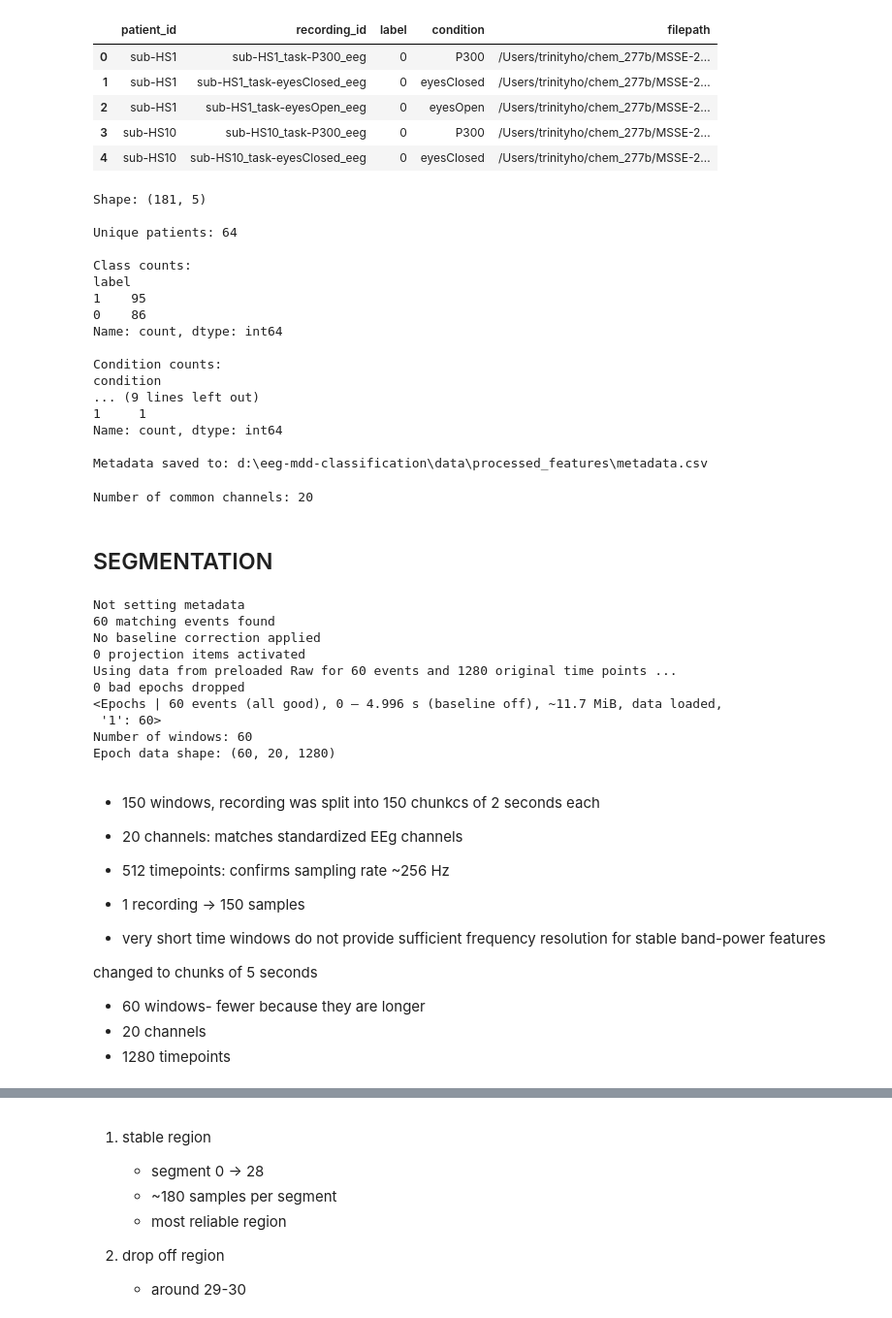
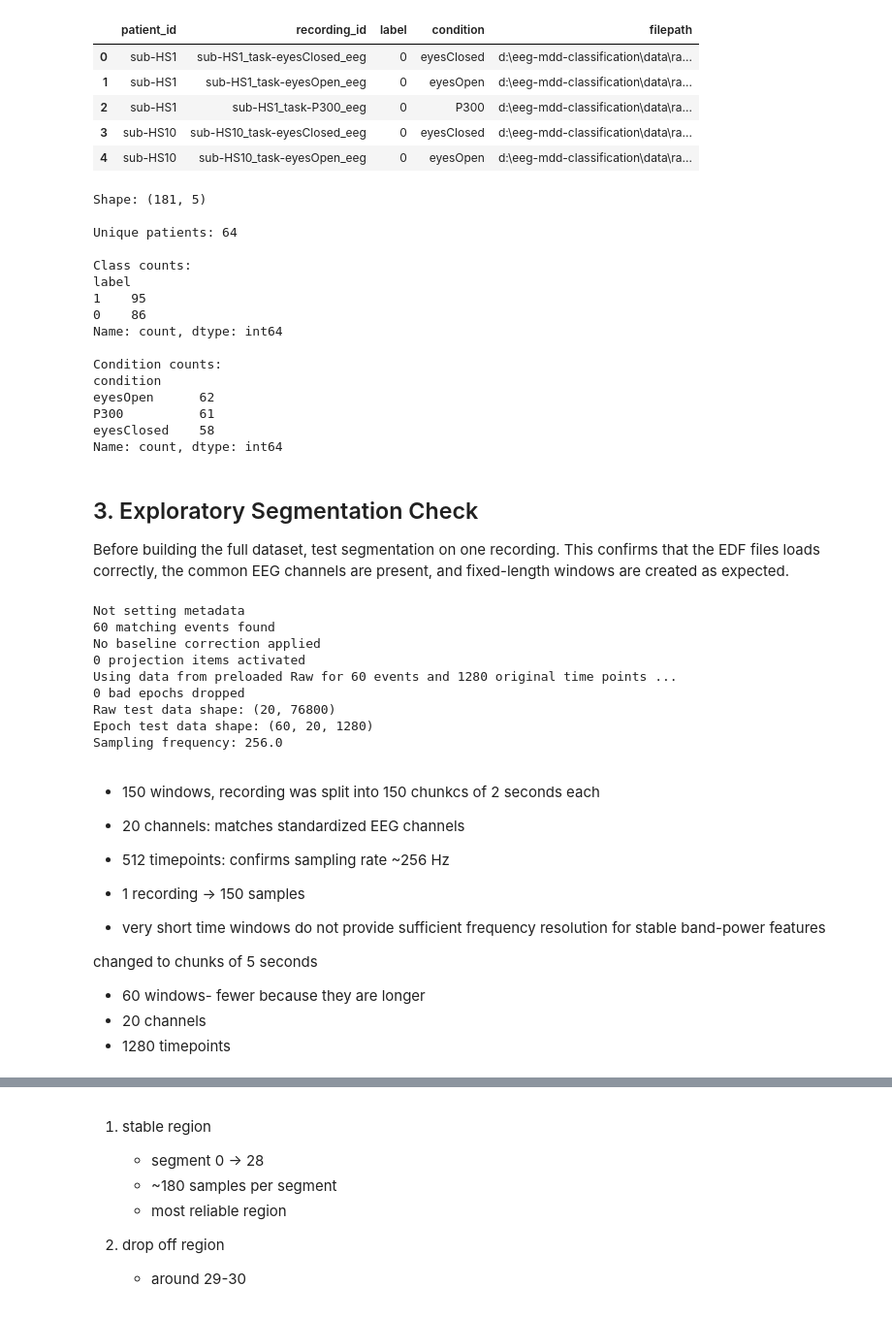
Before and after one commit to BJAngulo/MSSE-277b-final-project-, a Jupyter notebook: notebooks/Raw EEG.ipynb, the cells around one changed output, grey strips where cells are left out. Shown at 97% size. Saved outputs shown, nothing was run; the diff lists cells and outputs as text; code cells hidden in the pictures.

```diff
--- a/notebooks/Raw EEG.ipynb
+++ b/notebooks/Raw EEG.ipynb
@@ -35,5 +62,6 @@ from sklearn.decomposition import PCA
 # %%
 def find_project_root():
+    """ Find the project root by walking upward until a .git folder is found."""
     p = Path.cwd()
     for parent in [p, *p.parents]:
         if (parent / ".git").exists():
@@ -41,14 +69,16 @@ def find_project_root():
     raise FileNotFoundError("Project root (with .git) not found")
 
 PROJECT_ROOT = find_project_root()
+
 RAW_DATA_DIR = PROJECT_ROOT / "data" / "raw" / "nm000114"
-PROCESSED_DIR = PROJECT_ROOT / "data" / "processed_features"
 RESULTS_DIR = PROJECT_ROOT / "results"
 SEGMENTED_DATA_DIR = PROJECT_ROOT / "data" / "segmented_data"
 
+SEGMENTED_DATA_DIR.mkdir(parents=True, exist_ok=True)
+RESULTS_DIR.mkdir(parents=True, exist_ok=True)
+
 print("PROJECT_ROOT:", PROJECT_ROOT)
 print("RAW_DATA_DIR:", RAW_DATA_DIR)
-print("PROCESSED_DIR:", PROCESSED_DIR)
 print("RESULTS_DIR:", RESULTS_DIR)
 print("SEGMENTED_DATA_DIR:", SEGMENTED_DATA_DIR)
 # %% [output]
@@ -60,9 +100,4 @@ SEGMENTED_DATA_DIR: /Users/trinityho/chem_277b/MSSE-277b-final-project-/data/seg
 # %%
-def get_eeg_file(subject_id: str, condition: str):
-    """ Get the path to the EEG file for a given subject and condition.
-    """
-    return RAW_DATA_DIR / subject_id / "eeg" / f"{subject_id}_task-{condition}_eeg.edf"
-
 def infer_label_from_subject(subject_id: str) -> int:
     """
     Infer the label (0 for healthy control, 1 for MDD) from the subject ID.
@@ -81,38 +116,38 @@ def parse_condition_from_filename(filepath: Path) -> str:
     """
     name = filepath.name
     if "task-eyesClosed" in name:
         return "eyesClosed"
     elif "task-eyesOpen" in name:
         return "eyesOpen"
     elif "task-P300" in name:
         return "P300"
     else:
         raise ValueError(f"Could not parse condition from filename: {name}")
 
 edf_files =sorted(RAW_DATA_DIR.glob("sub*/eeg/*.edf"))
 
 rows = []
 for filepath in edf_files:
     subject_id = filepath.parts[-3]
     rows.append({
         "patient_id": subject_id,
         "recording_id": filepath.stem,
         "label": infer_label_from_subject(subject_id),
         "condition": parse_condition_from_filename(filepath),
         "filepath": str(filepath),
     })
 
 
 # Create a DataFrame from the metadata
 metadata_df = pd.DataFrame(rows)
 metadata_df.head()
 # %% [output]
 |  | patient_id | recording_id | label | condition | filepath |
-| 0 | sub-HS1 | sub-HS1_task-P300_eeg | 0 | P300 | /Users/trinityho/chem_277b/MSSE-2... |
-| 1 | sub-HS1 | sub-HS1_task-eyesClosed_eeg | 0 | eyesClosed | /Users/trinityho/chem_277b/MSSE-2... |
-| 2 | sub-HS1 | sub-HS1_task-eyesOpen_eeg | 0 | eyesOpen | /Users/trinityho/chem_277b/MSSE-2... |
-| 3 | sub-HS10 | sub-HS10_task-P300_eeg | 0 | P300 | /Users/trinityho/chem_277b/MSSE-2... |
-| 4 | sub-HS10 | sub-HS10_task-eyesClosed_eeg | 0 | eyesClosed | /Users/trinityho/chem_277b/MSSE-2... |
+| 0 | sub-HS1 | sub-HS1_task-eyesClosed_eeg | 0 | eyesClosed | d:\eeg-mdd-classification\data\ra... |
+| 1 | sub-HS1 | sub-HS1_task-eyesOpen_eeg | 0 | eyesOpen | d:\eeg-mdd-classification\data\ra... |
+| 2 | sub-HS1 | sub-HS1_task-P300_eeg | 0 | P300 | d:\eeg-mdd-classification\data\ra... |
+| 3 | sub-HS10 | sub-HS10_task-eyesClosed_eeg | 0 | eyesClosed | d:\eeg-mdd-classification\data\ra... |
+| 4 | sub-HS10 | sub-HS10_task-eyesOpen_eeg | 0 | eyesOpen | d:\eeg-mdd-classification\data\ra... |
 # %%
 print("Shape:", metadata_df.shape)
 print("\nUnique patients:", metadata_df["patient_id"].nunique())
@@ -120,12 +155,6 @@ print("\nClass counts:")
 print(metadata_df["label"].value_counts())
 print("\nCondition counts:")
 print(metadata_df["condition"].value_counts())
-print("\nRecordings per patient:")
-print(metadata_df.groupby("patient_id").size().value_counts())
-
-metadata_path = PROCESSED_DIR / "metadata.csv"
-metadata_df.to_csv(metadata_path, index=False)
-print("\nMetadata saved to:", metadata_path)
 # %% [output]
 Shape: (181, 5)
 
@@ -139,31 +168,19 @@ Name: count, dtype: int64
 
 Condition counts:
 condition
-... (9 lines left out)
-1     1
+eyesOpen      62
+P300          61
+eyesClosed    58
 Name: count, dtype: int64
-
-Metadata saved to: d:\eeg-mdd-classification\data\processed_features\metadata.csv
-# %%
-COMMON_CHANNELS = [
-'EEG Fp1-LE', 'EEG F3-LE', 'EEG C3-LE', 'EEG P3-LE', 'EEG O1-LE',
- 'EEG F7-LE', 'EEG T3-LE', 'EEG T5-LE', 'EEG Fz-LE', 'EEG Fp2-LE',
- 'EEG F4-LE', 'EEG C4-LE', 'EEG P4-LE', 'EEG O2-LE', 'EEG F8-LE',
- 'EEG T4-LE', 'EEG T6-LE', 'EEG Cz-LE', 'EEG Pz-LE', 'EEG A2-A1'
-]
-
-print("Number of common channels:", len(COMMON_CHANNELS))
-# %% [output]
-Number of common channels: 20
 # %% [markdown]
-## SEGMENTATION
+## 3. Exploratory Segmentation Check
+
+Before building the full dataset, test segmentation on one recording. This confirms that the EDF files loads correctly, the common EEG channels are present, and fixed-length windows are created as expected.
 # %%
-# test segmentation on one recording
+test_path = metadata_df.loc[0,"filepath"]
 
-test_path = metadata_df.loc[0,"filepath"]
+
 raw_test = mne.io.read_raw_edf(test_path, preload=True, verbose=False)
-
-# keep only the common channels
 raw_test.pick(COMMON_CHANNELS)
 
 # create 5-second windows
@@ -174,9 +191,9 @@ epochs_test = mne.make_fixed_length_epochs(
     overlap=0.0
 )
 
-print(epochs_test)
-print("Number of windows:", len(epochs_test))
-print("Epoch data shape:", epochs_test.get_data().shape)
+print("Raw test data shape:", raw_test.get_data().shape)
+print("Epoch test data shape:", epochs_test.get_data().shape)
+print("Sampling frequency:", raw_test.info["sfreq"])
 # %% [output]
 Not setting metadata
 60 matching events found
@@ -184,13 +201,12 @@ No baseline correction applied
 0 projection items activated
 Using data from preloaded Raw for 60 events and 1280 original time points ...
 0 bad epochs dropped
-<Epochs | 60 events (all good), 0 – 4.996 s (baseline off), ~11.7 MiB, data loaded,
- '1': 60>
-Number of windows: 60
-Epoch data shape: (60, 20, 1280)
+Raw test data shape: (20, 76800)
+Epoch test data shape: (60, 20, 1280)
+Sampling frequency: 256.0
 # %% [markdown]
 - 150 windows, recording was split into 150 chunkcs of 2 seconds each
-- 20 channels: matches standardized EEg channels
+- 20 channels: matches standardized EEG channels
 - 512 timepoints: confirms sampling rate ~256 Hz
 - 1 recording -> 150 samples
 
```
Also changed, not shown: parts of 47 cells of this notebook, 1 other file.
